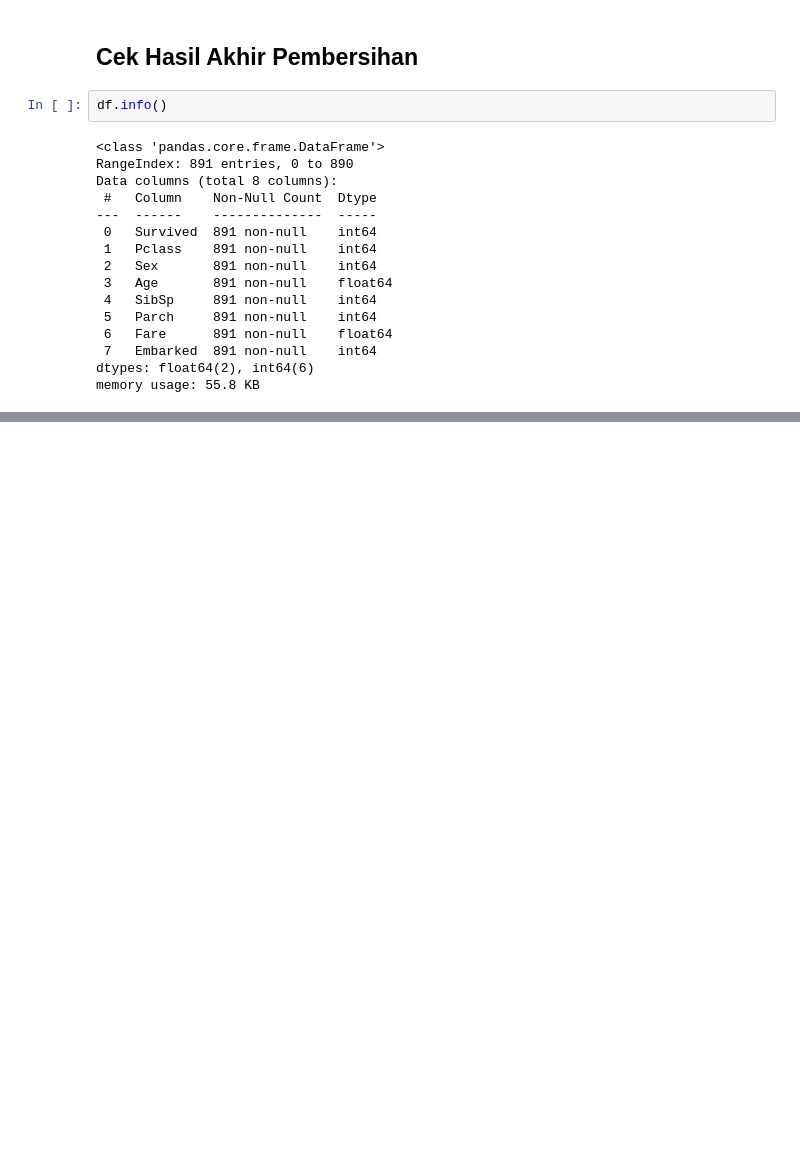
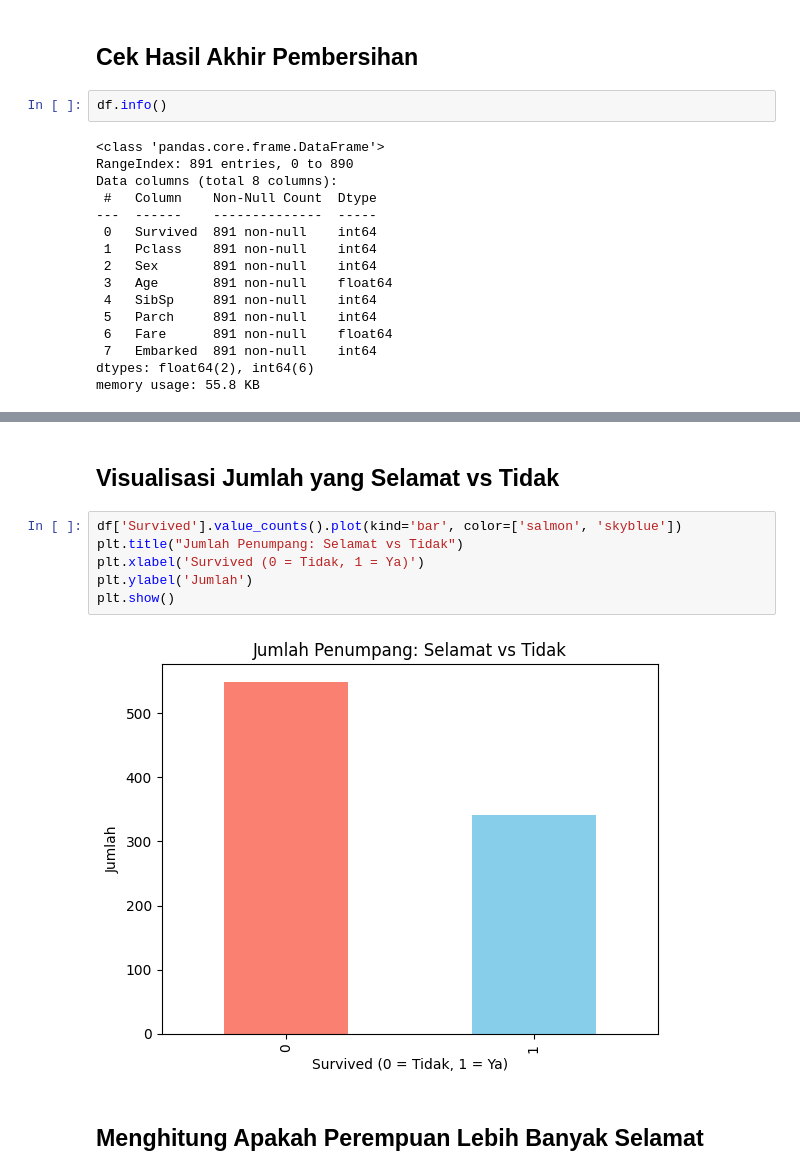
Before and after one commit to r021n/simple-machine-learing, a Jupyter notebook: Titanic_Survival_Prediction.ipynb, the cells around one changed output, grey strips where cells are left out. Saved outputs shown, nothing was run; the diff lists cells and outputs as text; blank space fills up the shorter version.

```diff
--- a/Titanic_Survival_Prediction.ipynb
+++ b/Titanic_Survival_Prediction.ipynb
@@ -148,0 +166,12 @@ memory usage: 55.8 KB
+# %% [markdown]
+## Visualisasi Jumlah yang Selamat vs Tidak
+# %%
+df['Survived'].value_counts().plot(kind='bar', color=['salmon', 'skyblue'])
+plt.title("Jumlah Penumpang: Selamat vs Tidak")
+plt.xlabel('Survived (0 = Tidak, 1 = Ya)')
+plt.ylabel('Jumlah')
+plt.show()
+# %% [output]
+[figure, added]
+# %% [markdown]
+## Menghitung Apakah Perempuan Lebih Banyak Selamat
```
Also changed, not shown: parts of 16 cells of this notebook.
